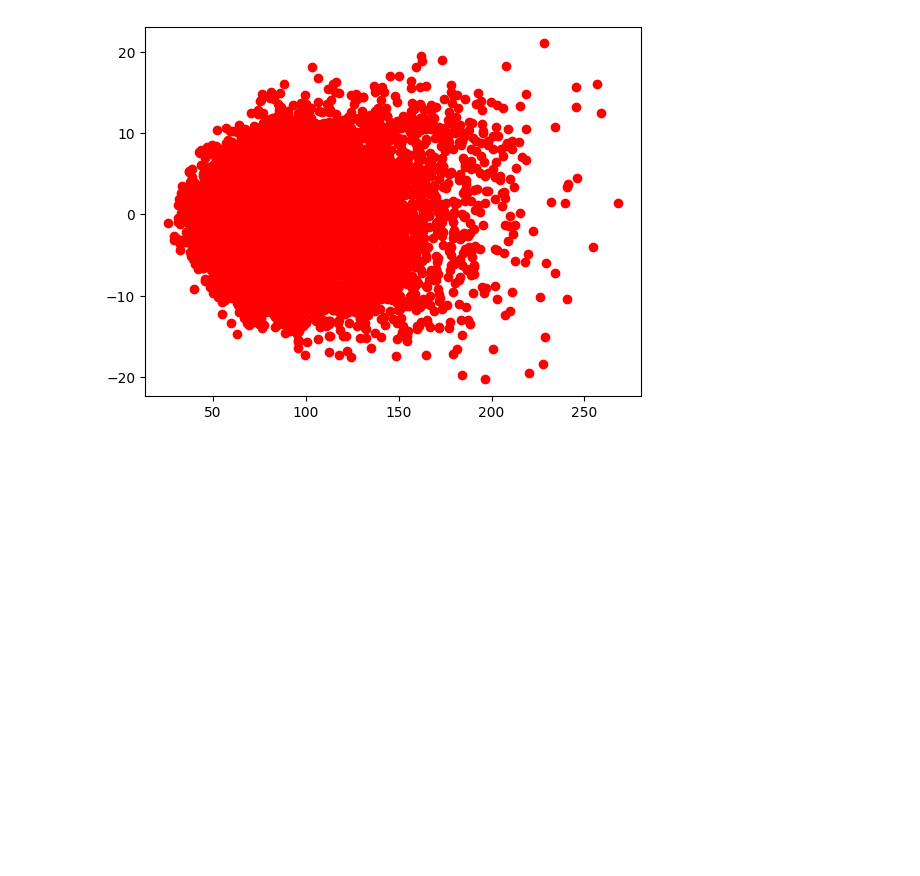
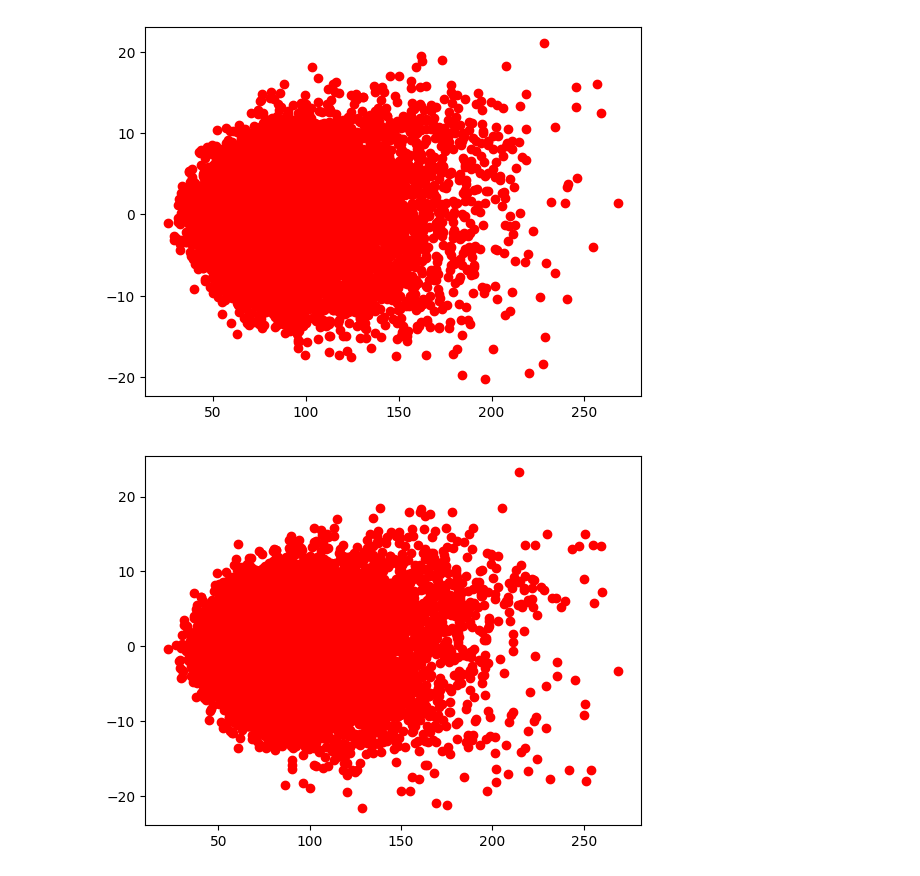
Before and after one commit to ElAm1ne/Gestion-Ptf, a Jupyter notebook: Optim_Ptf_2.ipynb, the cells around one changed output. Drawn from its saved outputs; the diff is of its cells as text; code cells hidden in the pictures; blank space fills up the shorter version.

Commit message:
Optim using randomization

```diff
--- a/Optim_Ptf_2.ipynb
+++ b/Optim_Ptf_2.ipynb
@@ -96,3 +96,22 @@ graph = plt.scatter(AX1, AX2, color = 'red')
 plt.show()
 # %% [output]
 [figure]
+# %%
+AX1 = []
+AX2 = []
+
+for i in range(10000):
+    x = np.zeros((12,1))
+    for j in range(11):
+        x[j] = 2*np.random.randn()
+    x[11] = 1 - np.sum(x)
+    varia = np.dot(np.transpose(x), np.dot(cov_matrix,x))
+    stdev = np.sqrt(varia)
+    AX1.append(1000*stdev)
+    Esp = np.dot(np.transpose(x), ER)
+    AX2.append(1000*Esp)
+
+graph = plt.scatter(AX1, AX2, color = 'red')
+plt.show()
+# %% [output]
+[figure, added]
```
Also changed, not shown: parts of 1 cell of this notebook, 1 other file.
